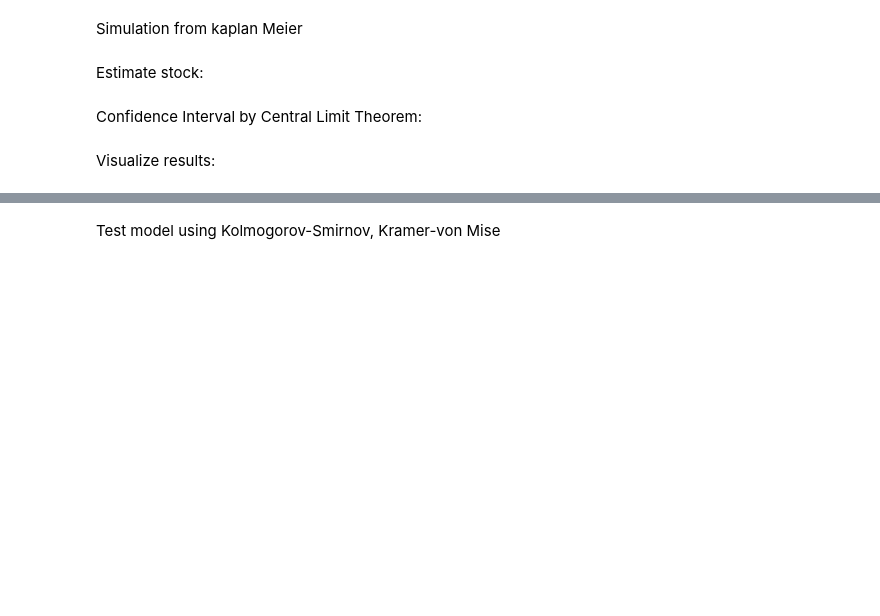
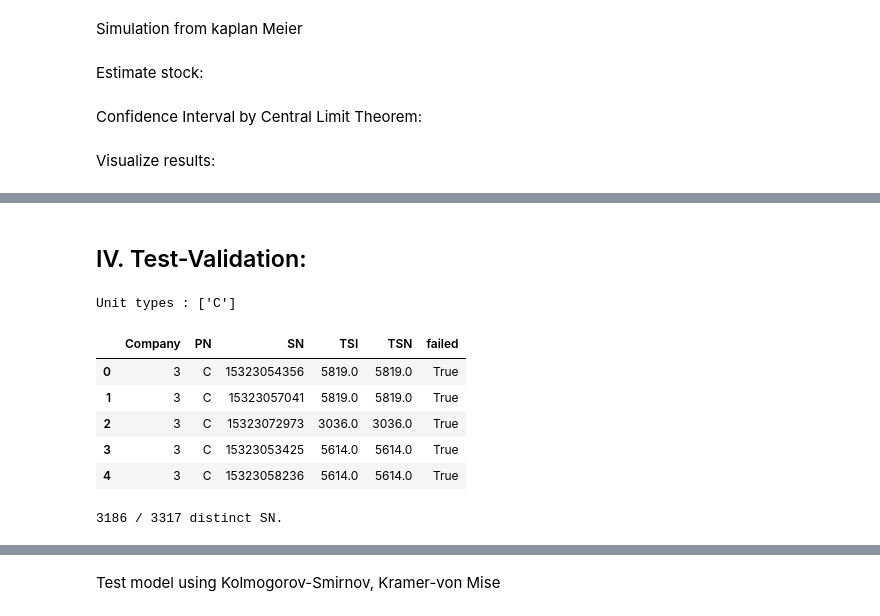
Before and after one commit to nghi-truyen/Flight-Data-Analysis, a Jupyter notebook: FlightDataAnalysis.ipynb, the cells around one changed output, grey strips where cells are left out. Cells and saved outputs as stored; diff of their text form; code cells hidden in the pictures; blank space fills up the shorter version.

```diff
--- a/FlightDataAnalysis.ipynb
+++ b/FlightDataAnalysis.ipynb
@@ -393,0 +342,21 @@ The simulation results are in (835,844).
+# %% [markdown]
+## IV. Test-Validation:
+# %%
+file_test = "./INSA-Airbus FHS - Data set PN_C Dec-18.xlsx"
+combined_test, air_test = preprocessing(file_test)
+types_test = pd.unique(combined_test["PN"])
+types_test = types_test[np.logical_not(pd.isnull(types_test))]
+print("Unit types :",types_test)
+combined_test.head()
+# %% [output]
+Unit types : ['C']
+|  | Company | PN | SN | TSI | TSN | failed |
+| 0 | 3 | C | 15323054356 | 5819.0 | 5819.0 | True |
+| 1 | 3 | C | 15323057041 | 5819.0 | 5819.0 | True |
+| 2 | 3 | C | 15323072973 | 3036.0 | 3036.0 | True |
+| 3 | 3 | C | 15323053425 | 5614.0 | 5614.0 | True |
+| 4 | 3 | C | 15323058236 | 5614.0 | 5614.0 | True |
+# %%
+print(len(set(combined_test['SN'])),'/',len(combined_test), 'distinct SN.')
+# %% [output]
+3186 / 3317 distinct SN.
```
Also changed, not shown: parts of 22 cells of this notebook, 1 other file.
